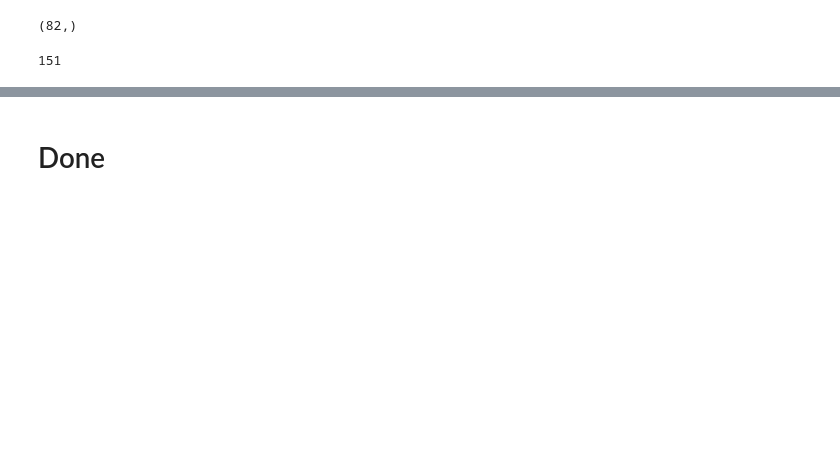
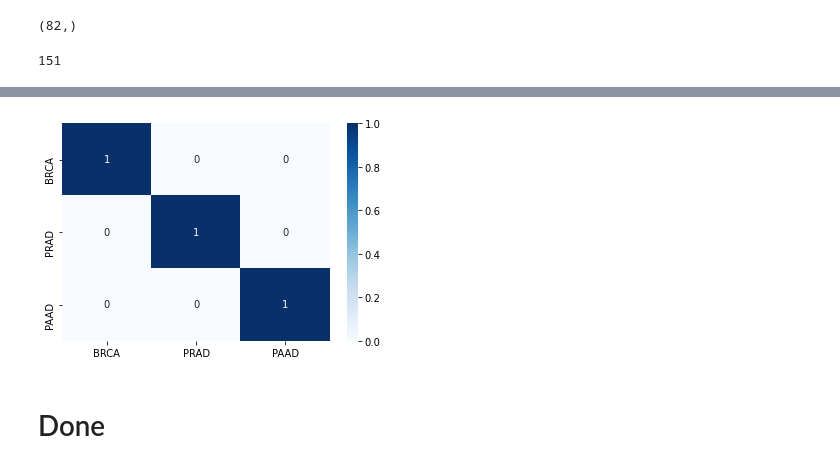
Before and after one commit to goodarzilab/Jeff, a Jupyter notebook: pancancer_oncRNA/serum/serum_oncRNA_analysis.ipynb, the cells around one changed output, grey strips where cells are left out. Cells and saved outputs as stored; diff of their text form; code cells hidden in the pictures; blank space fills up the shorter version.

```diff
--- a/pancancer_oncRNA/serum/serum_oncRNA_analysis.ipynb
+++ b/pancancer_oncRNA/serum/serum_oncRNA_analysis.ipynb
@@ -255,2 +287,6 @@ Length: 5932, dtype: float64
+# %%
+con_plot = sns.heatmap(confusion_df / confusion_df.sum(axis=1), annot=True, vmax=1, cmap="Blues")
+# %% [output]
+[figure, added]
 # %% [markdown]
 # Done
```
Also changed, not shown: parts of 22 cells of this notebook, 1 other file.
